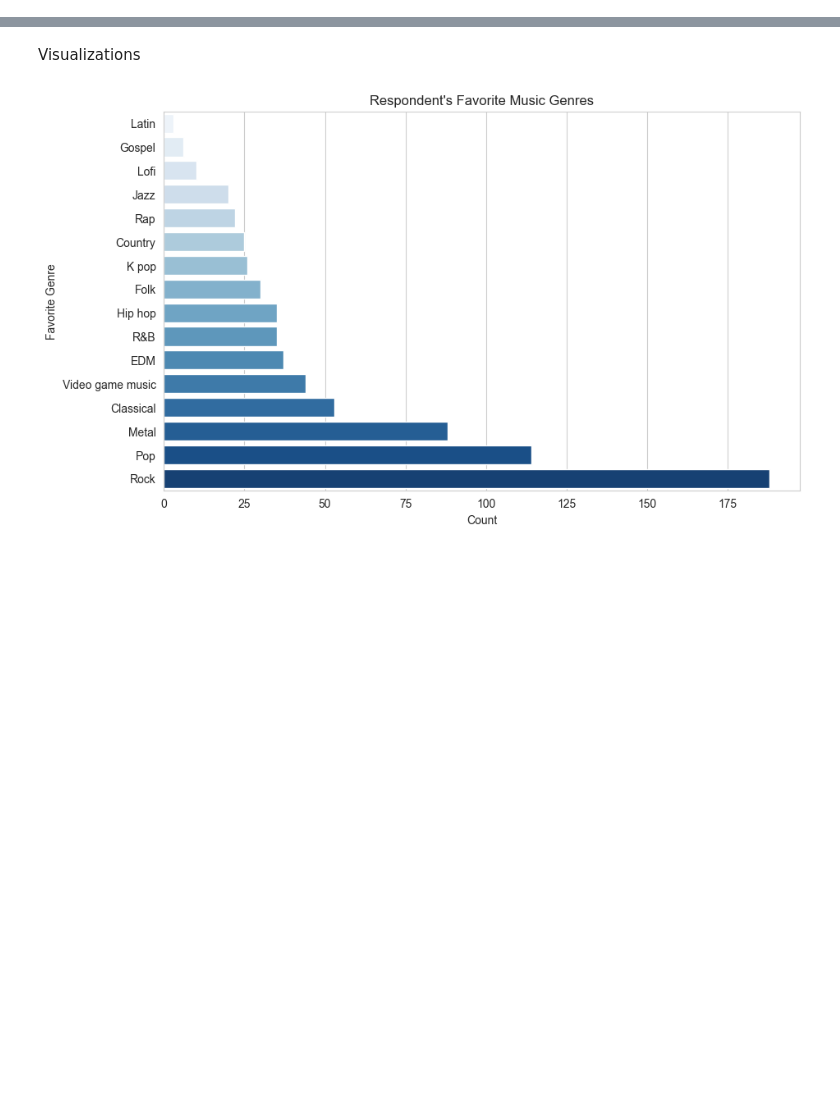
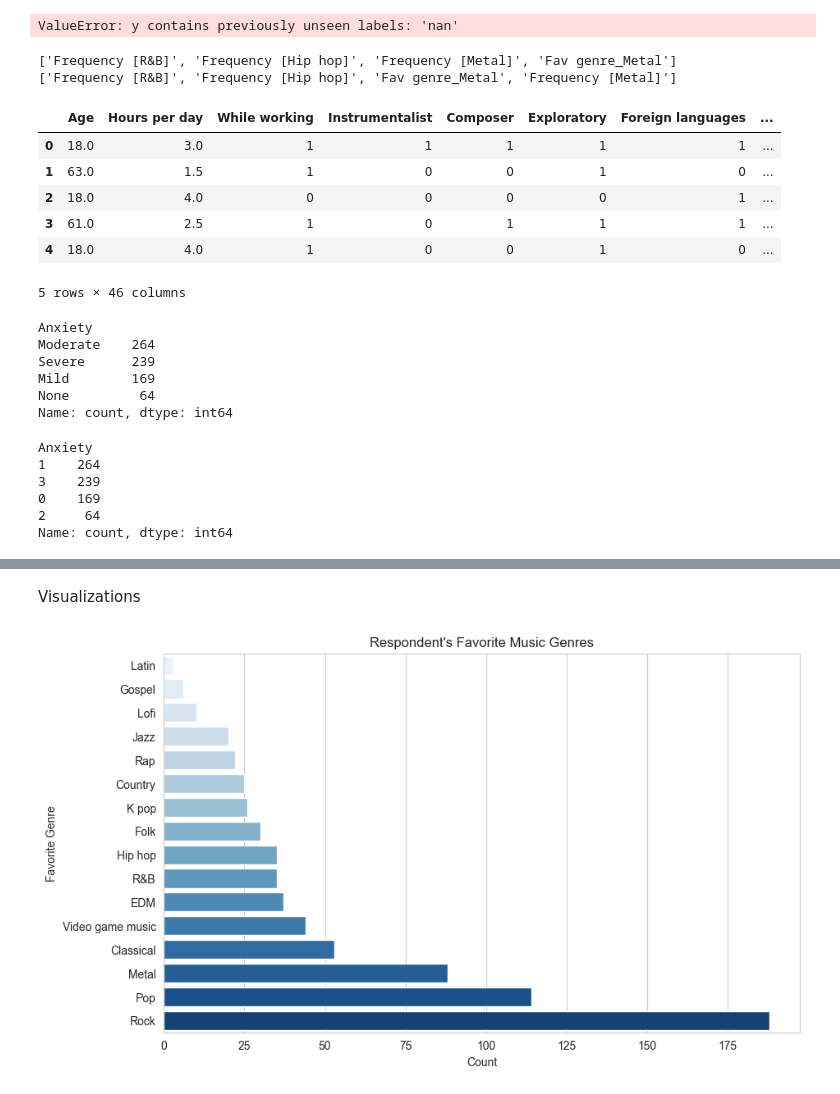
Before and after one commit to JasonL2130/CS470_FinalProject, a Jupyter notebook: data_preprocessing.ipynb, the cells around one changed output, grey strips where cells are left out. Saved outputs shown, nothing was run; the diff lists cells and outputs as text; code cells hidden in the pictures; blank space fills up the shorter version.

```diff
--- a/data_preprocessing.ipynb
+++ b/data_preprocessing.ipynb
@@ -19,4 +22,11 @@ data_ranged = convert_ranges(drop_features, features_range)
 # Step 3: One Hot Encode Features
 cols_dummy = ["Primary streaming service", "Fav genre"]
 one_hot_df = one_hot_encode(data_ranged, cols_dummy)
+# %%
+# Step 4: Label Encoding Features
+encode_features_binary = ["While working" , "Instrumentalist", "Composer", "Exploratory", "Foreign languages"]
+binary_options = ['No', 'Yes']
+label_encoded_df = label_encode(one_hot_df, encode_features_binary, binary_options)
+# %% [output]
+ValueError: y contains previously unseen labels: 'nan'
 # %%
@@ -33,0 +47,17 @@ numeric_df_final = label_end(label_encoded_df, cols)
+# %%
+# Step 5 [cont]: Dropping Highly Correlated Features --> Threshold (delta) = 0.5
+delta_val = 0.5
+corr_feature_drop = pearson_drop_delta(numeric_df_final, rounded_matrix, 0.5)
+# %% [output]
+['Frequency [R&B]', 'Frequency [Hip hop]', 'Frequency [Metal]', 'Fav genre_Metal']
+['Frequency [R&B]', 'Frequency [Hip hop]', 'Fav genre_Metal', 'Frequency [Metal]']
+# %%
+corr_feature_drop.head()
+# %% [output]
+|  | Age | Hours per day | While working | Instrumentalist | Composer | Exploratory | Foreign languages | ... |
+| 0 | 18.0 | 3.0 | 1 | 1 | 1 | 1 | 1 | ... |
+| 1 | 63.0 | 1.5 | 1 | 0 | 0 | 1 | 0 | ... |
+| 2 | 18.0 | 4.0 | 0 | 0 | 0 | 0 | 1 | ... |
+| 3 | 61.0 | 2.5 | 1 | 0 | 1 | 1 | 1 | ... |
+| 4 | 18.0 | 4.0 | 1 | 0 | 0 | 1 | 0 | ... |
+5 rows × 46 columns
@@ -33,0 +76,9 @@ numeric_df_final = label_end(label_encoded_df, cols)
+# %%
+anxiety_df['Anxiety'].value_counts()
+# %% [output]
+Anxiety
+Moderate    264
+Severe      239
+Mild        169
+None         64
+Name: count, dtype: int64
@@ -33,0 +88,9 @@ numeric_df_final = label_end(label_encoded_df, cols)
+# %%
+anxiety_encoded['Anxiety'].value_counts()
+# %% [output]
+Anxiety
+1    264
+3    239
+0    169
+2     64
+Name: count, dtype: int64
```
Also changed, not shown: parts of 11 cells of this notebook, 2 other files.
